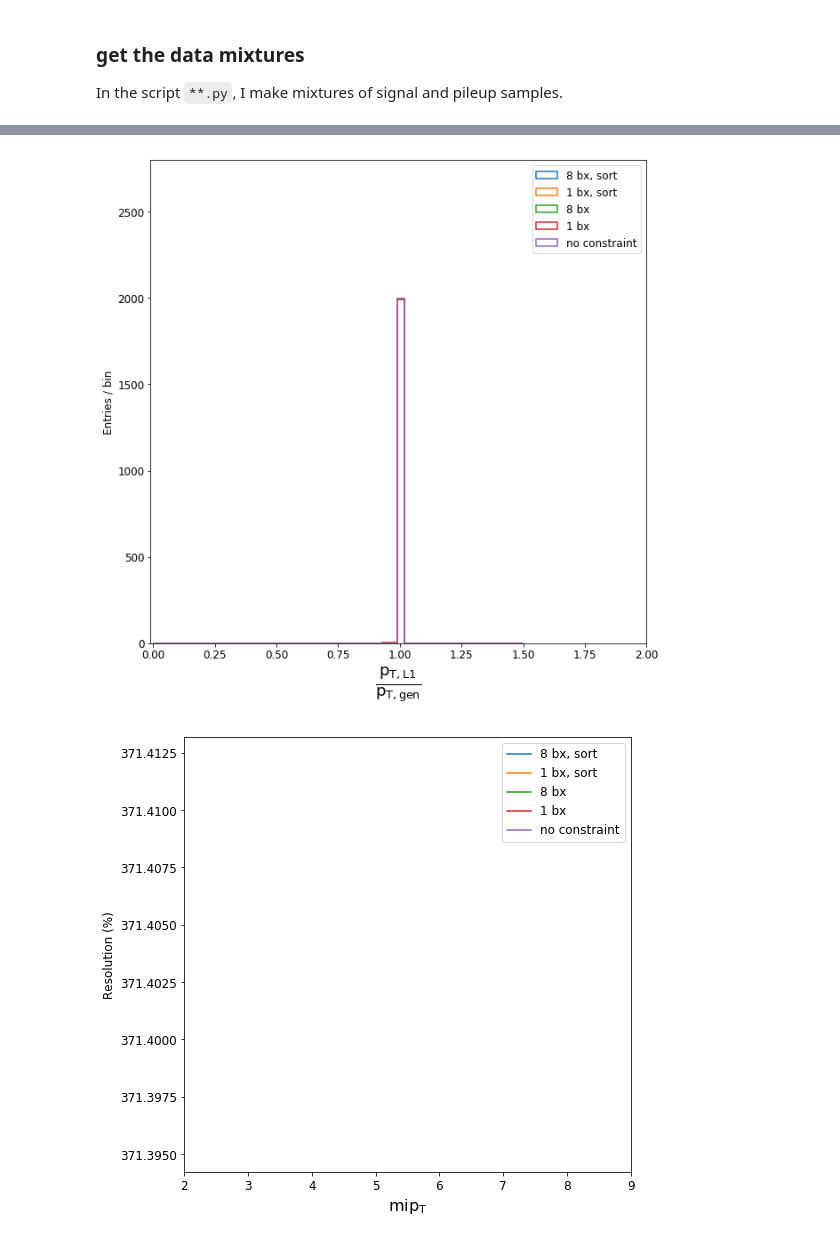
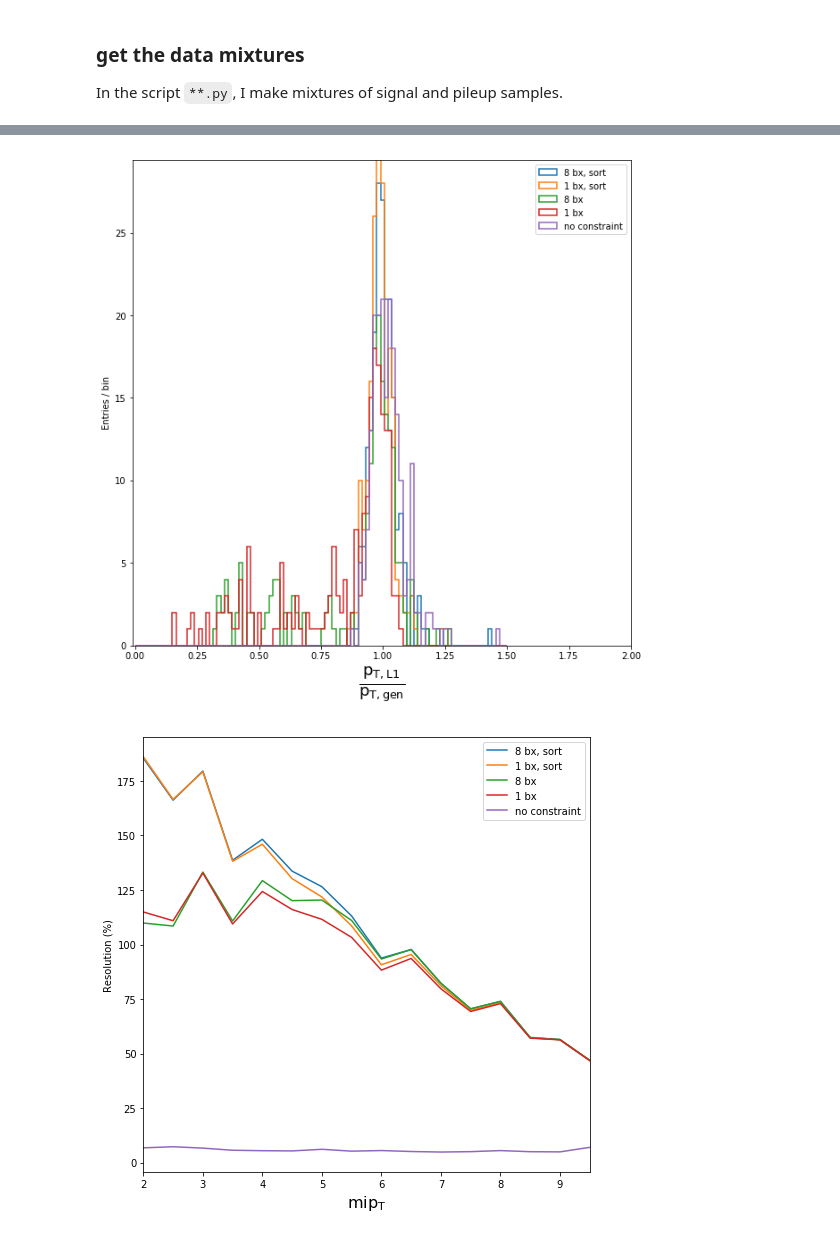
Before and after one commit to NWUHEP/hgcal-analysis, a Jupyter notebook: notebooks/hgcal_trigger_v2.ipynb, the cells around one changed output, grey strips where cells are left out. Cells and saved outputs as stored; diff of their text form; code cells hidden in the pictures.

Commit message:
Updating visualization and algo notebooks

```diff
--- a/notebooks/hgcal_trigger_v2.ipynb
+++ b/notebooks/hgcal_trigger_v2.ipynb
@@ -22,10 +22,7 @@ import scripts.helpers as hlp
 import scripts.readout_algorithms as algos
 
 import matplotlib
-matplotlib.rc('font', family='sans-serif')
-matplotlib.rc('font', serif='Helvetica Neue')
-matplotlib.rc('text', usetex='false')
-matplotlib.rcParams.update({'font.size': 12})
+matplotlib.rcParams.update({'font.size': 16})
 # %% [output]
 /home/naodell/work/hgcal
 # %% [markdown]
@@ -135,17 +82,19 @@ Name: sim_e, dtype: float64
 # %%
-# mip_pt > 2 histograms
+# mip_pt > 1 histograms
+
 fig = plt.figure(figsize=(10, 10), facecolor='white')
 
 ax = plt.subplot()
-n_bins = 50
-ax.hist(ratios['threshold_8bx_esort'][cuts[0]], bins=n_bins, range=[0, 1.5], linewidth=1.5, histtype='step')
-ax.hist(ratios['threshold_1bx_esort'][cuts[0]], bins=n_bins, range=[0, 1.5], linewidth=1.5, histtype='step')
-ax.hist(ratios['threshold_8bx_nosort'][cuts[0]], bins=n_bins, range=[0, 1.5], linewidth=1.5, histtype='step')
-ax.hist(ratios['threshold_1bx_nosort'][cuts[0]], bins=n_bins, range=[0, 1.5], linewidth=1.5, histtype='step')
-h, b, _ = ax.hist(ratios['baseline'][cuts[0]], bins=n_bins, range=[0, 1.5], linewidth=1.5, histtype='step')
+n_bins = 100
+ax.hist(ratios['threshold_8bx_esort'][2.5], bins=n_bins, range=[0, 1.5], linewidth=1.5, histtype='step')
+ax.hist(ratios['threshold_1bx_esort'][2.5], bins=n_bins, range=[0, 1.5], linewidth=1.5, histtype='step')
+ax.hist(ratios['threshold_8bx_nosort'][2.5], bins=n_bins, range=[0, 1.5], linewidth=1.5, histtype='step')
+ax.hist(ratios['threshold_1bx_nosort'][2.5], bins=n_bins, range=[0, 1.5], linewidth=1.5, histtype='step')
+h, b, _ = ax.hist(ratios['baseline'][2.5], bins=n_bins, range=[0, 1.5], linewidth=1.5, histtype='step')
 
 ax.set_xlim(-0.01, 2.)
 ax.set_ylim(0, 1.4*np.max(h))
+#ax.set_xlabel(r'$\frac{p_{T,L1}}{p_{T,gen}}$', fontsize=26)
 ax.set_xlabel(r'$\sf \frac{p_{T,L1}}{p_{T,gen}}$', fontsize=26)
 ax.set_ylabel('Entries / bin')
 
@@ -153,29 +102,31 @@ labels = ['8 bx, sort', '1 bx, sort', '8 bx', '1 bx', 'no constraint']
 #labels = ['8 bx, sort', '8 bx', 'no constraint']
 ax.legend(labels)
 
-plt.savefig(f'plots/threshold_algo_resolution_{suffix}.pdf')
+plt.savefig('plots/threshold_algo_resolution_e35.pdf')
 plt.show()
 # %% [output]
-[figure, old version]
+[figure, new version]
 # %%
 # mip_pt resolution scans
-resolutions = {a:[100*algo_data[c].std()/algo_data[c].mean() for c in cuts] for a, algo_data in ratios.items()}
+cuts = sorted(list(set(threshold_list)))
+resolutions = {a:[100*algo_data[c].std() for c in cuts] for a, algo_data in ratios.items()}
 
 fig, ax = plt.subplots(1, 1, figsize=(8, 8), facecolor='white')
 ax.plot(cuts, resolutions['threshold_8bx_esort'])
 ax.plot(cuts, resolutions['threshold_1bx_esort'])
 ax.plot(cuts, resolutions['threshold_8bx_nosort'])
 ax.plot(cuts, resolutions['threshold_1bx_nosort'])
 ax.plot(cuts, resolutions['baseline'])
 
-ax.set_xlim(2, 9.)
+ax.set_xlim(2, 9.5)
 ax.set_xlabel(r'$\sf mip_{T}$', fontsize=16)
 ax.set_ylabel('Resolution (%)')
 
 labels = ['8 bx, sort', '1 bx, sort', '8 bx', '1 bx', 'no constraint']
 ax.legend(labels)
 
-plt.savefig(f'plots/resolution_mip_scan_{suffix}.pdf')
+plt.savefig('plots/resolution_mip_scan.pdf')
+plt.savefig('plots/resolution_mip_scan.png')
 plt.show()
 # %% [output]
-[figure, old version]
+[figure, new version]
```
Also changed, not shown: parts of 6 cells of this notebook, 8 other files.
